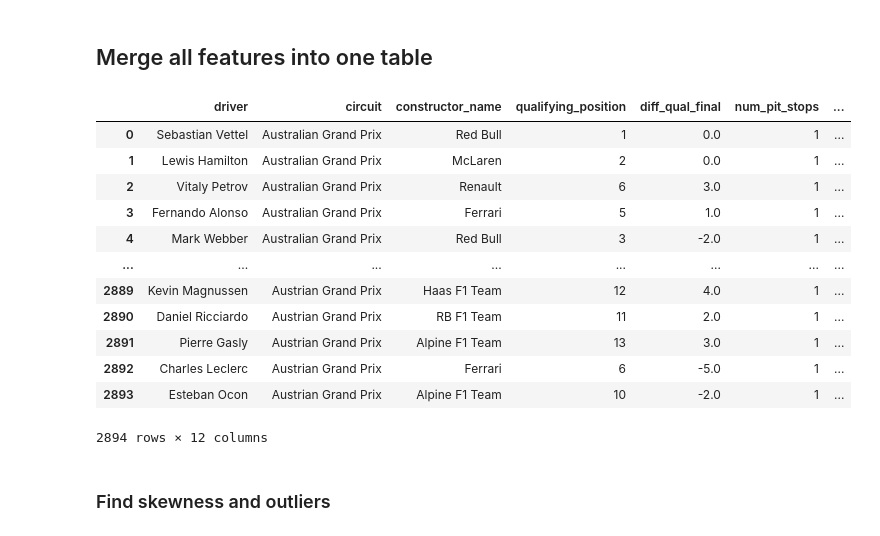
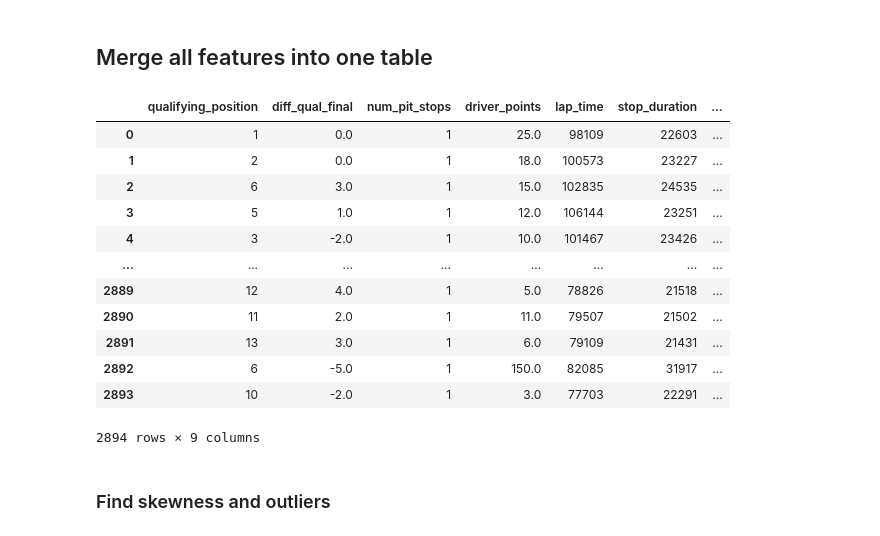
Before and after one commit to jennydang61/Driver-Performance-Prediction, a Jupyter notebook: formula1.ipynb, the cells around one changed output. Cells and saved outputs as stored; diff of their text form; code cells hidden in the pictures.

```diff
--- a/formula1.ipynb
+++ b/formula1.ipynb
@@ -868,35 +868,36 @@ Correlation between Average Difference in Qualifying and Final position and Aver
 ## Merge all features into one table
 # %%
 ml_prep = pd.read_sql_query("""
-SELECT driver_name AS driver,
-       circuit_name AS circuit,
-       constructor_name,
-       qualifying_position,
+SELECT qualifying_position,
        (qualifying_position - final_position) AS diff_qual_final,
        pit_stop AS num_pit_stops,
        driver_points,
        lap_time_milliseconds AS lap_time,
        stop_duration AS stop_duration,
        constructor_points,
        starting_grid AS starting_grid_position,
        final_position
        FROM formula_one
 """, conn)
+
+# ml_prep = pd.get_dummies(ml_prep, columns=['driver'])
+
+
 display(ml_prep)
 # %% [output]
-|  | driver | circuit | constructor_name | qualifying_position | diff_qual_final | num_pit_stops | ... |
-| 0 | Sebastian Vettel | Australian Grand Prix | Red Bull | 1 | 0.0 | 1 | ... |
-| 1 | Lewis Hamilton | Australian Grand Prix | McLaren | 2 | 0.0 | 1 | ... |
-| 2 | Vitaly Petrov | Australian Grand Prix | Renault | 6 | 3.0 | 1 | ... |
-| 3 | Fernando Alonso | Australian Grand Prix | Ferrari | 5 | 1.0 | 1 | ... |
-| 4 | Mark Webber | Australian Grand Prix | Red Bull | 3 | -2.0 | 1 | ... |
+|  | qualifying_position | diff_qual_final | num_pit_stops | driver_points | lap_time | stop_duration | ... |
+| 0 | 1 | 0.0 | 1 | 25.0 | 98109 | 22603 | ... |
+| 1 | 2 | 0.0 | 1 | 18.0 | 100573 | 23227 | ... |
+| 2 | 6 | 3.0 | 1 | 15.0 | 102835 | 24535 | ... |
+| 3 | 5 | 1.0 | 1 | 12.0 | 106144 | 23251 | ... |
+| 4 | 3 | -2.0 | 1 | 10.0 | 101467 | 23426 | ... |
 | ... | ... | ... | ... | ... | ... | ... | ... |
-| 2889 | Kevin Magnussen | Austrian Grand Prix | Haas F1 Team | 12 | 4.0 | 1 | ... |
-| 2890 | Daniel Ricciardo | Austrian Grand Prix | RB F1 Team | 11 | 2.0 | 1 | ... |
-| 2891 | Pierre Gasly | Austrian Grand Prix | Alpine F1 Team | 13 | 3.0 | 1 | ... |
-| 2892 | Charles Leclerc | Austrian Grand Prix | Ferrari | 6 | -5.0 | 1 | ... |
-| 2893 | Esteban Ocon | Austrian Grand Prix | Alpine F1 Team | 10 | -2.0 | 1 | ... |
+| 2889 | 12 | 4.0 | 1 | 5.0 | 78826 | 21518 | ... |
+| 2890 | 11 | 2.0 | 1 | 11.0 | 79507 | 21502 | ... |
+| 2891 | 13 | 3.0 | 1 | 6.0 | 79109 | 21431 | ... |
+| 2892 | 6 | -5.0 | 1 | 150.0 | 82085 | 31917 | ... |
+| 2893 | 10 | -2.0 | 1 | 3.0 | 77703 | 22291 | ... |
-2894 rows × 12 columns
+2894 rows × 9 columns
 # %% [markdown]
 ### Find skewness and outliers
 # %%
```
Also changed, not shown: parts of 5 cells of this notebook.
